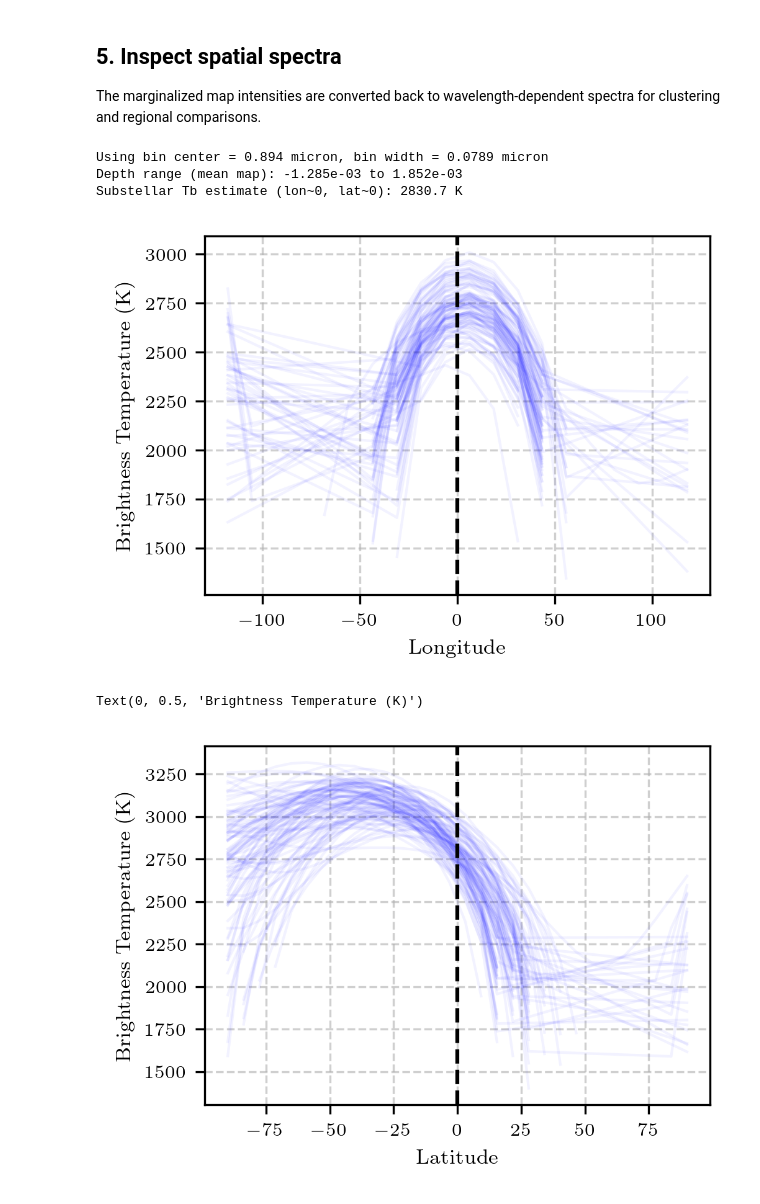
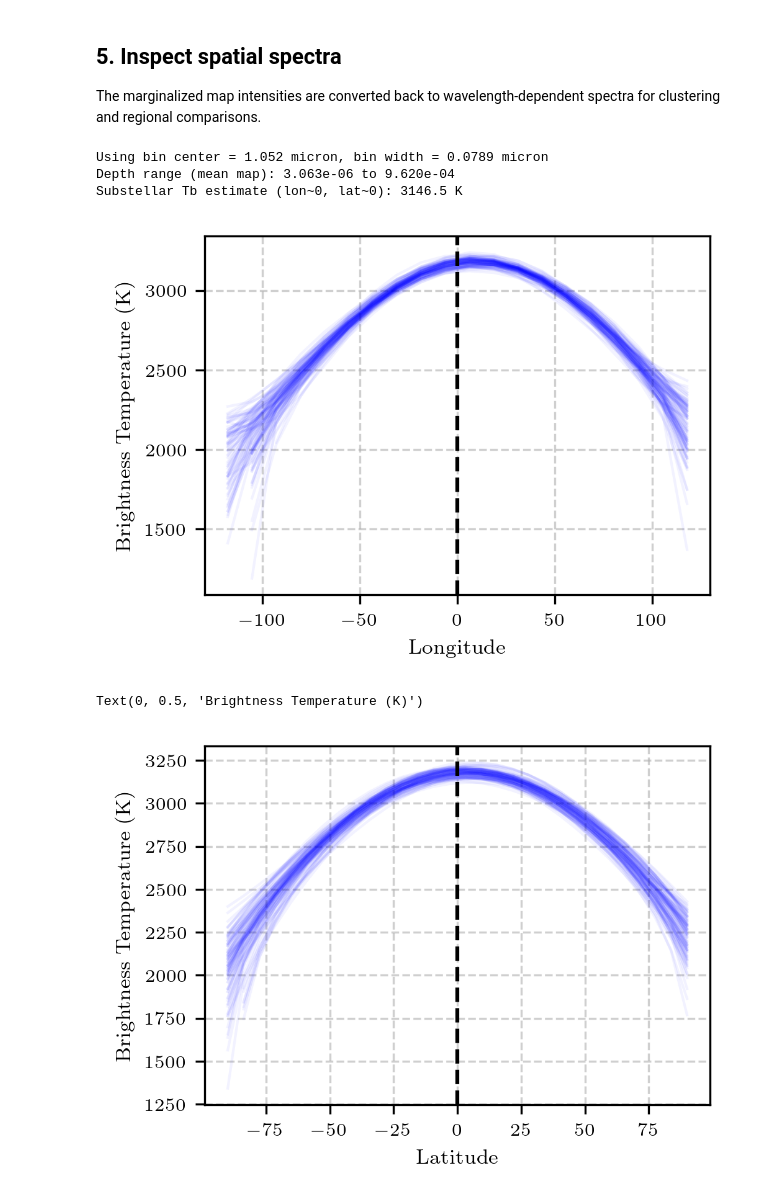
Before and after one commit to w-ruizhe/spectralmap, a Jupyter notebook: docs/source/tutorials/WASP18b.ipynb, the cells around one changed output. Drawn from its saved outputs; the diff is of its cells as text; code cells hidden in the pictures.

```diff
--- a/docs/source/tutorials/WASP18b.ipynb
+++ b/docs/source/tutorials/WASP18b.ipynb
@@ -152,13 +169,13 @@ import importlib
 import spectralmap.utilities as sm_utils
 sm_utils = importlib.reload(sm_utils)
 
-expand_moll_values = sm_utils.expand_moll_values
+expand_values_with_mask = sm_utils.expand_values_with_mask
 compute_bin_widths_from_centers = sm_utils.compute_bin_widths_from_centers
 depth_to_tb_broadband = sm_utils.depth_to_tb_broadband
 
-i_wl = 0
-I_plot = I_all_wl[i_wl]
-I_cov_plot = I_cov_all_wl[i_wl]
+i_wl = 2
+I_plot = maps.spatial_intensity[i_wl]
+I_cov_plot = maps.spatial_intensity_cov[i_wl]
 N = 100
 samples = np.random.multivariate_normal(I_plot, I_cov_plot, N)
 
@@ -169,42 +186,42 @@ wl_band = np.asarray(wl, dtype=float)
 dlam_band = compute_bin_widths_from_centers(wl_band)
 wl_band_i_wl = wl_band[i_wl]
 dlam_band_i_wl = dlam_band[i_wl]
-RpRs = 0.09783
+
 
 # Quick diagnostics to catch inflated temperatures
-I_mean_map = expand_moll_values(I_plot, maps.observed_mask).reshape(n_lat, n_lon)
+I_mean_map = expand_values_with_mask(I_plot, maps.mask_1d).reshape(n_lat, n_lon)
 depth_mean_map = np.pi * I_mean_map
-Tb_mean_map = depth_to_tb_broadband(depth_mean_map, wl_band_i_wl, dlam_band_i_wl, RpRs, t_star=4500.0)
+Tb_mean_map = depth_to_tb_broadband(depth_mean_map, wl_band_i_wl, dlam_band_i_wl, RpRs, t_star=6435)
 i_lat0 = int(np.argmin(np.abs(lats)))
 i_lon0 = int(np.argmin(np.abs(lons)))
 print(f"Using bin center = {wl_band_i_wl:.3f} micron, bin width = {dlam_band_i_wl:.4f} micron")
 print(f"Depth range (mean map): {np.nanmin(depth_mean_map):.3e} to {np.nanmax(depth_mean_map):.3e}")
 print(f"Substellar Tb estimate (lon~0, lat~0): {Tb_mean_map[i_lat0, i_lon0]:.1f} K")
 
 for i in range(N):
-    I_slice = expand_moll_values(samples[i], maps.observed_mask).reshape(n_lat, n_lon)[n_lat // 2]
+    I_slice = expand_values_with_mask(samples[i], maps.mask_1d).reshape(n_lat, n_lon)[n_lat // 2]
     depth_slice = np.pi * I_slice
-    Tb_slice = depth_to_tb_broadband(depth_slice, wl_band_i_wl, dlam_band_i_wl, RpRs, t_star=4500.0)
+    Tb_slice = depth_to_tb_broadband(depth_slice, wl_band_i_wl, dlam_band_i_wl, RpRs, t_star=6435)
     finite = np.isfinite(Tb_slice)
     plt.plot(lons[finite], Tb_slice[finite], c='b', alpha=0.05)
 plt.axvline(0, color='k', linestyle='--', linewidth=1.5)
 plt.xlabel('Longitude')
 plt.ylabel('Brightness Temperature (K)')
 
 plt.show()
 for i in range(N):
-    I_slice = expand_moll_values(samples[i], maps.observed_mask).reshape(n_lat, n_lon)[:, n_lon // 2]
+    I_slice = expand_values_with_mask(samples[i], maps.mask_1d).reshape(n_lat, n_lon)[:, n_lon // 2]
     depth_slice = np.pi * I_slice
-    Tb_slice = depth_to_tb_broadband(depth_slice, wl_band_i_wl, dlam_band_i_wl, RpRs, t_star=4500.0)
+    Tb_slice = depth_to_tb_broadband(depth_slice, wl_band_i_wl, dlam_band_i_wl, RpRs, t_star=6435)
     finite = np.isfinite(Tb_slice)
     plt.plot(lats[finite], Tb_slice[finite], c='b', alpha=0.05)
 plt.axvline(0, color='k', linestyle='--', linewidth=1.5)
 plt.xlabel('Latitude')
 plt.ylabel('Brightness Temperature (K)')
 # %% [output]
-Using bin center = 0.894 micron, bin width = 0.0789 micron
-Depth range (mean map): -1.285e-03 to 1.852e-03
-Substellar Tb estimate (lon~0, lat~0): 2830.7 K
+Using bin center = 1.052 micron, bin width = 0.0789 micron
+Depth range (mean map): 3.063e-06 to 9.620e-04
+Substellar Tb estimate (lon~0, lat~0): 3146.5 K
-[figure, old version]
+[figure, new version]
 Text(0, 0.5, 'Brightness Temperature (K)')
-[figure, old version]
+[figure, new version]
```
Also changed, not shown: parts of 23 cells of this notebook, 27 other files.
